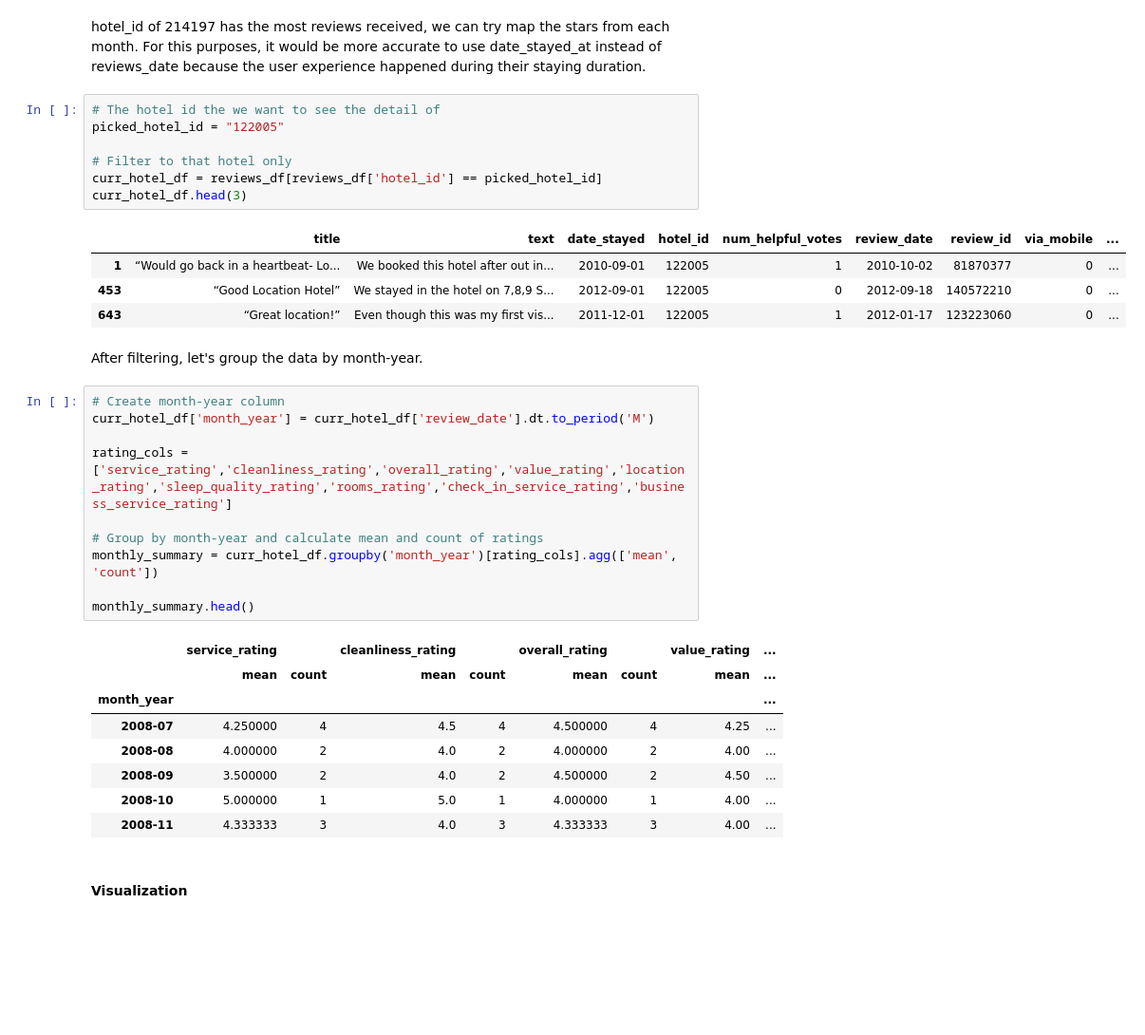
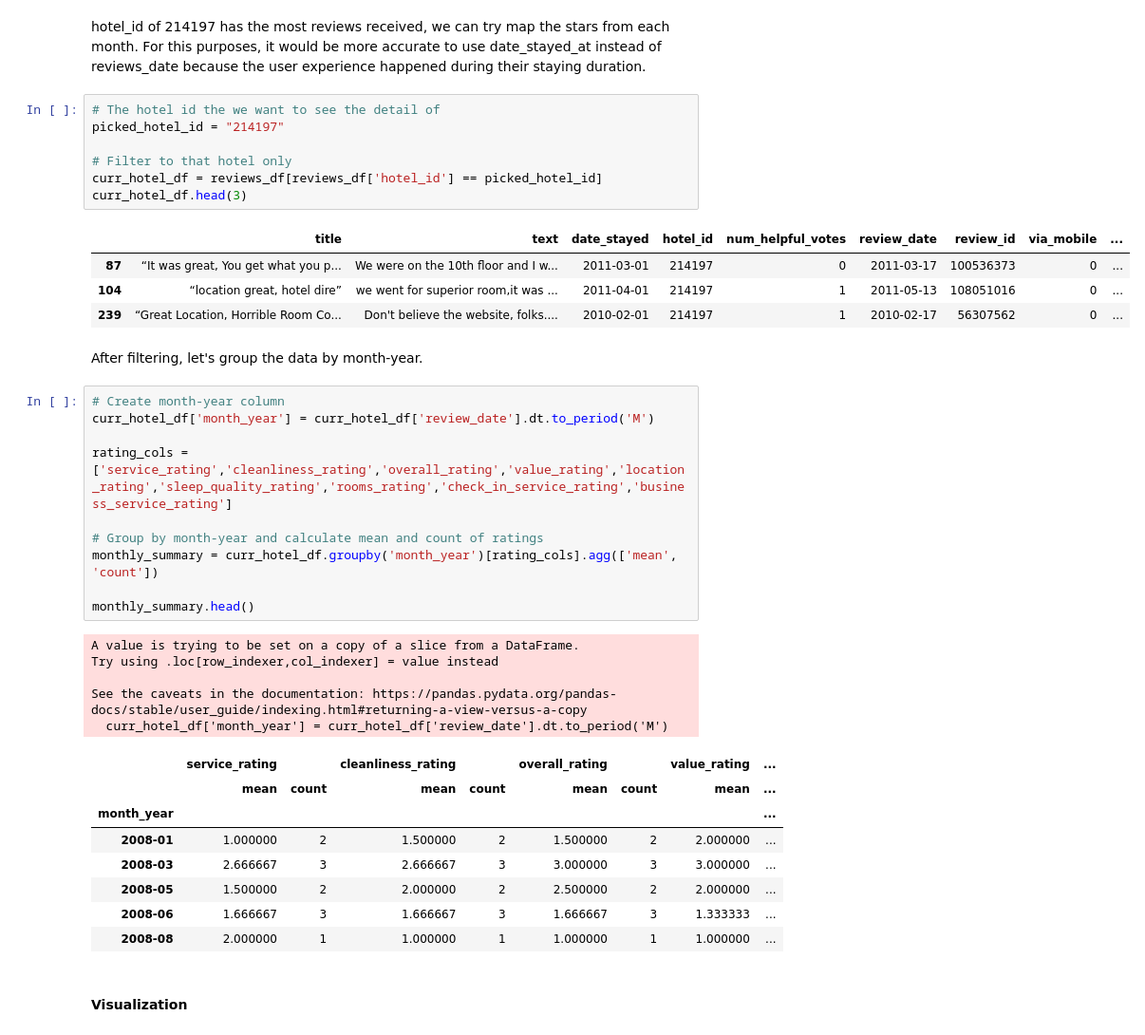
Before and after one commit to nadiavictoria/IS512-Hotel-Analytics, a Jupyter notebook: notebooks/02_exploratory_analysis.ipynb, the cells around one changed output. Shown at 95% size. Saved outputs shown, nothing was run; the diff lists cells and outputs as text; blank space fills up the shorter version.

```diff
--- a/notebooks/02_exploratory_analysis.ipynb
+++ b/notebooks/02_exploratory_analysis.ipynb
@@ -1483,16 +1483,16 @@ Name: count, Length: 3380, dtype: int64
 hotel_id of 214197 has the most reviews received, we can try map the stars from each month. For this purposes, it would be more accurate to use date_stayed_at instead of reviews_date because the user experience happened during their staying duration.
 # %%
 # The hotel id the we want to see the detail of
-picked_hotel_id = "122005"
+picked_hotel_id = "214197"
 
 # Filter to that hotel only
 curr_hotel_df = reviews_df[reviews_df['hotel_id'] == picked_hotel_id]
 curr_hotel_df.head(3)
 # %% [output]
 |  | title | text | date_stayed | hotel_id | num_helpful_votes | review_date | review_id | via_mobile | ... |
-| 1 | “Would go back in a heartbeat- Lo... | We booked this hotel after out in... | 2010-09-01 | 122005 | 1 | 2010-10-02 | 81870377 | 0 | ... |
-| 453 | “Good Location Hotel” | We stayed in the hotel on 7,8,9 S... | 2012-09-01 | 122005 | 0 | 2012-09-18 | 140572210 | 0 | ... |
-| 643 | “Great location!” | Even though this was my first vis... | 2011-12-01 | 122005 | 1 | 2012-01-17 | 123223060 | 0 | ... |
+| 87 | “It was great, You get what you p... | We were on the 10th floor and I w... | 2011-03-01 | 214197 | 0 | 2011-03-17 | 100536373 | 0 | ... |
+| 104 | “location great, hotel dire” | we went for superior room,it was ... | 2011-04-01 | 214197 | 1 | 2011-05-13 | 108051016 | 0 | ... |
+| 239 | “Great Location, Horrible Room Co... | Don't believe the website, folks.... | 2010-02-01 | 214197 | 1 | 2010-02-17 | 56307562 | 0 | ... |
 # %% [markdown]
 After filtering, let's group the data by month-year.
 # %%
@@ -1506,14 +1506,19 @@ monthly_summary = curr_hotel_df.groupby('month_year')[rating_cols].agg(['mean',
 
 monthly_summary.head()
 # %% [output]
+A value is trying to be set on a copy of a slice from a DataFrame.
+Try using .loc[row_indexer,col_indexer] = value instead
+
+See the caveats in the documentation: https://pandas.pydata.org/pandas-docs/stable/user_guide/indexing.html#returning-a-view-versus-a-copy
+  curr_hotel_df['month_year'] = curr_hotel_df['review_date'].dt.to_period('M')
 |  | service_rating |  | cleanliness_rating |  | overall_rating |  | value_rating | ... |
 |  | mean | count | mean | count | mean | count | mean | ... |
 | month_year |  |  |  |  |  |  |  | ... |
-| 2008-07 | 4.250000 | 4 | 4.5 | 4 | 4.500000 | 4 | 4.25 | ... |
-| 2008-08 | 4.000000 | 2 | 4.0 | 2 | 4.000000 | 2 | 4.00 | ... |
-| 2008-09 | 3.500000 | 2 | 4.0 | 2 | 4.500000 | 2 | 4.50 | ... |
-| 2008-10 | 5.000000 | 1 | 5.0 | 1 | 4.000000 | 1 | 4.00 | ... |
-| 2008-11 | 4.333333 | 3 | 4.0 | 3 | 4.333333 | 3 | 4.00 | ... |
+| 2008-01 | 1.000000 | 2 | 1.500000 | 2 | 1.500000 | 2 | 2.000000 | ... |
+| 2008-03 | 2.666667 | 3 | 2.666667 | 3 | 3.000000 | 3 | 3.000000 | ... |
+| 2008-05 | 1.500000 | 2 | 2.000000 | 2 | 2.500000 | 2 | 2.000000 | ... |
+| 2008-06 | 1.666667 | 3 | 1.666667 | 3 | 1.666667 | 3 | 1.333333 | ... |
+| 2008-08 | 2.000000 | 1 | 1.000000 | 1 | 1.000000 | 1 | 1.000000 | ... |
 # %% [markdown]
 #### **Visualization**
 # %%
```
Also changed, not shown: parts of 15 cells of this notebook, 15 other files.
